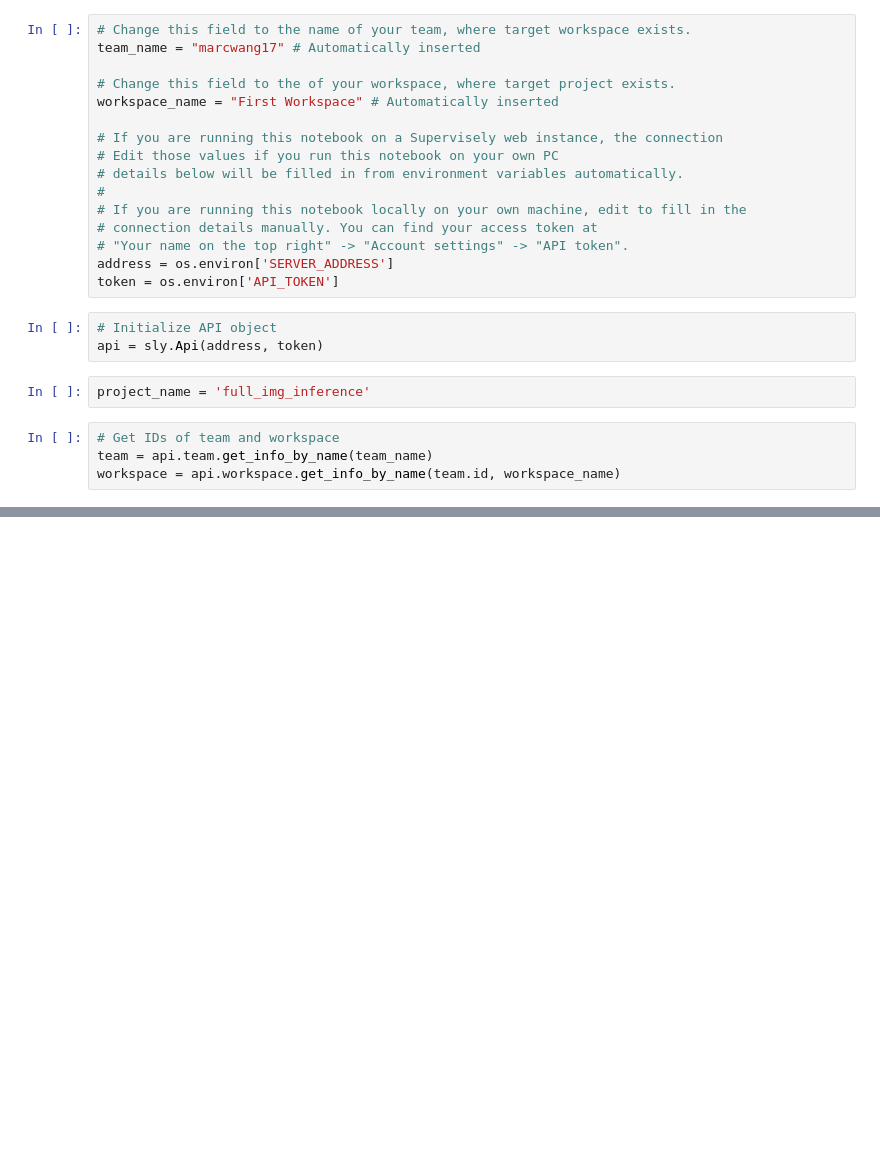
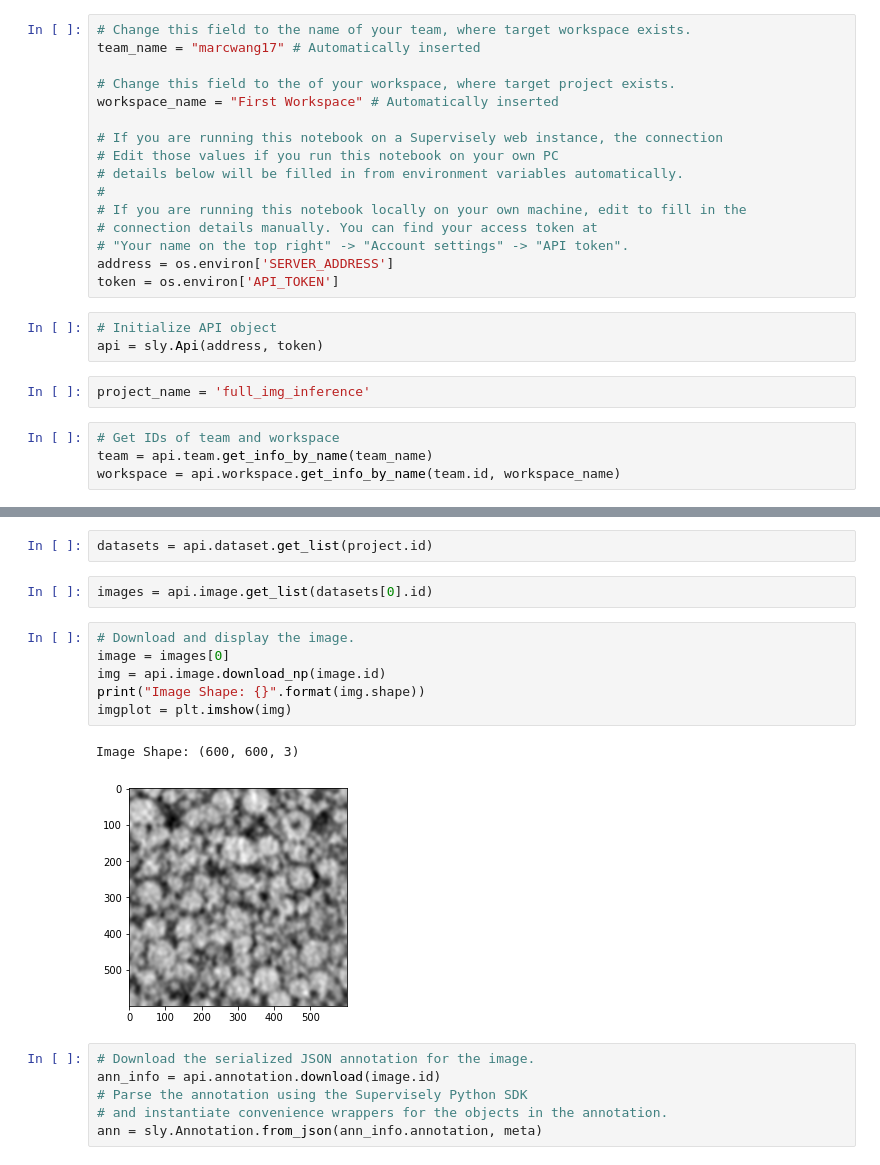
Before and after one commit to rockandsalt/jupyter_lab_supervisely, a Jupyter notebook: particle_extraction.ipynb, the cells around one changed output, grey strips where cells are left out. Saved outputs shown, nothing was run; the diff lists cells and outputs as text; blank space fills up the shorter version.

```diff
--- a/particle_extraction.ipynb
+++ b/particle_extraction.ipynb
@@ -42,0 +68,19 @@ if project is None:
+# %%
+datasets = api.dataset.get_list(project.id)
+# %%
+images = api.image.get_list(datasets[0].id)
+# %%
+# Download and display the image.
+image = images[0]
+img = api.image.download_np(image.id)
+print("Image Shape: {}".format(img.shape))
+imgplot = plt.imshow(img)
+# %% [output]
+Image Shape: (600, 600, 3)
+[figure, added]
+# %%
+# Download the serialized JSON annotation for the image.
+ann_info = api.annotation.download(image.id)
+# Parse the annotation using the Supervisely Python SDK
+# and instantiate convenience wrappers for the objects in the annotation.
+ann = sly.Annotation.from_json(ann_info.annotation, meta)
```
Also changed, not shown: parts of 15 cells of this notebook, 2 other files.
